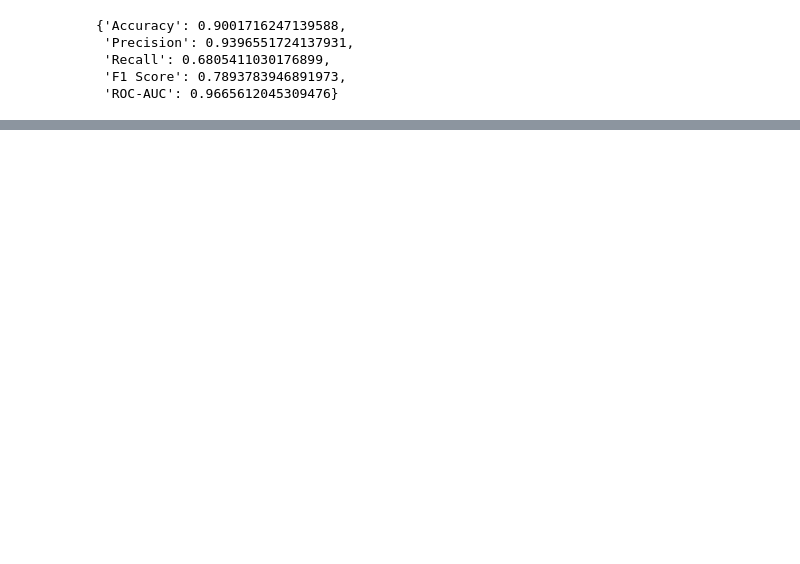
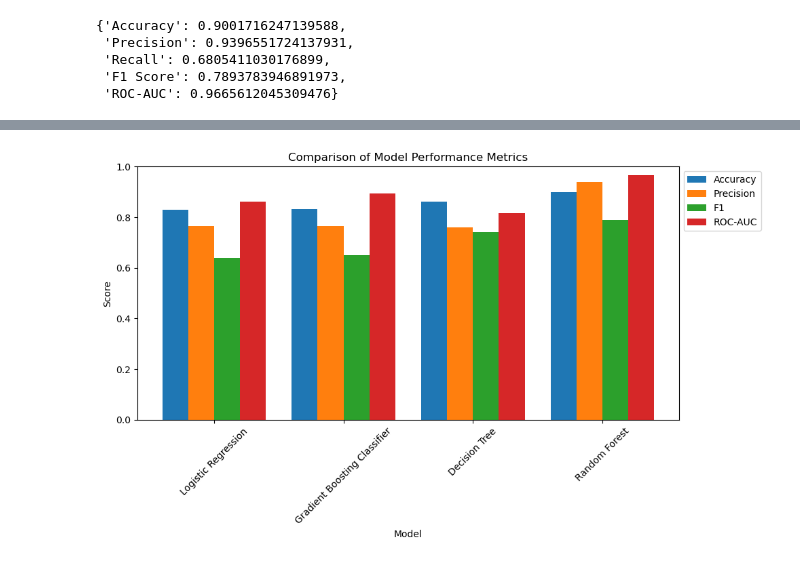
Before and after one commit to histopix175/Springboard-Capstone-Project-2, a Jupyter notebook: Notebooks/CH Capstone2 Modeling.ipynb, the cells around one changed output, grey strips where cells are left out. Cells and saved outputs as stored; diff of their text form; code cells hidden in the pictures; blank space fills up the shorter version.

```diff
--- a/Notebooks/CH Capstone2 Modeling.ipynb
+++ b/Notebooks/CH Capstone2 Modeling.ipynb
@@ -431,0 +454,25 @@ model_metrics_df.to_csv("final_model_metrics.csv", index=False)
+# %%
+metrics = ["Accuracy", "Precision", "F1", "ROC-AUC"]
+models = model_results["Model"]
+
+x = np.arange(len(models))
+width = 0.2
+
+fig, ax = plt.subplots(figsize=(10,6))
+
+for i, metric in enumerate(metrics):
+    ax.bar(x + i*width, model_results[metric], width, label=metric)
+
+ax.set_xlabel("Model")
+ax.set_ylabel("Score")
+ax.set_title("Comparison of Model Performance Metrics")
+ax.set_xticks(x + width*1.5)
+ax.set_xticklabels(models, rotation=45)
+ax.set_ylim(0, 1)
+ax.legend(loc='upper left', bbox_to_anchor=(1, 1))
+
+plt.tight_layout()
+plt.savefig('ModelComparisonBarChart', dpi=100, bbox_inches='tight')
+plt.show()
+# %% [output]
+[figure, added]
```
Also changed, not shown: parts of 4 cells of this notebook, 5 other files.
